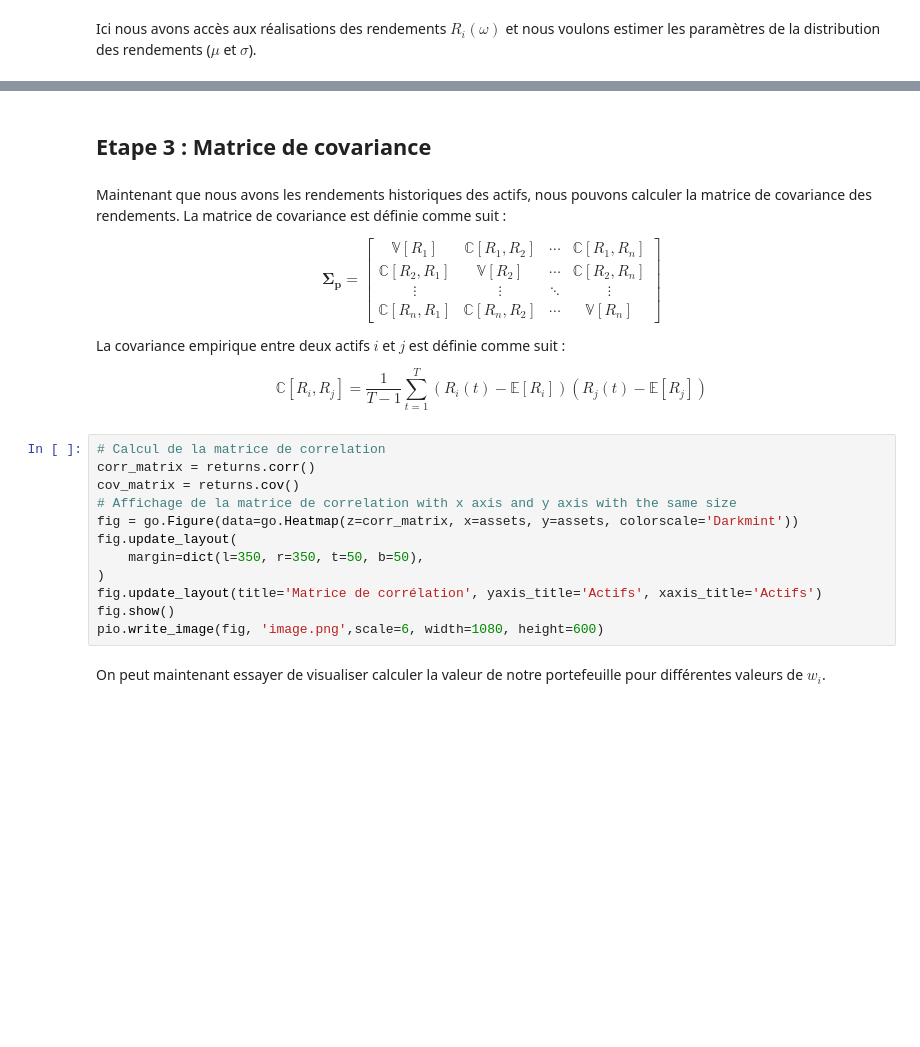
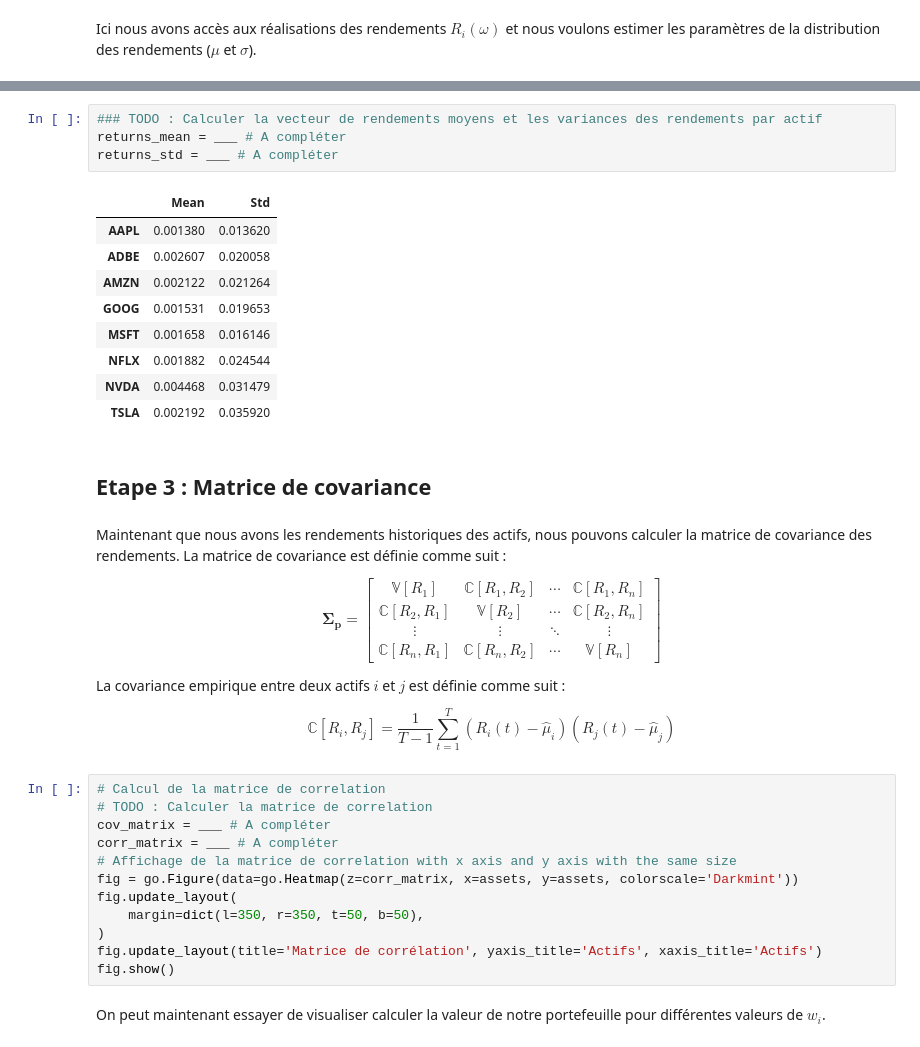
Before and after one commit to telecom-business-finance/trading-workshops, a Jupyter notebook: workshop_3/portfolio_optimization.ipynb, the cells around one changed output, grey strips where cells are left out. Saved outputs shown, nothing was run; the diff lists cells and outputs as text; blank space fills up the shorter version.

```diff
--- a/workshop_3/portfolio_optimization.ipynb
+++ b/workshop_3/portfolio_optimization.ipynb
@@ -160,3 +161,17 @@ returns_mean_std
+# %%
+### TODO : Calculer la vecteur de rendements moyens et les variances des rendements par actif
+returns_mean = ___ # A compléter
+returns_std = ___ # A compléter
+# %% [output]
+|  | Mean | Std |
+| AAPL | 0.001380 | 0.013620 |
+| ADBE | 0.002607 | 0.020058 |
+| AMZN | 0.002122 | 0.021264 |
+| GOOG | 0.001531 | 0.019653 |
+| MSFT | 0.001658 | 0.016146 |
+| NFLX | 0.001882 | 0.024544 |
+| NVDA | 0.004468 | 0.031479 |
+| TSLA | 0.002192 | 0.035920 |
 # %% [markdown]
 ## Etape 3 : Matrice de covariance
 # %% [markdown]
@@ -174,12 +189,13 @@ $$
 La covariance empirique entre deux actifs $i$ et $j$ est définie comme suit :
 
 $$
-\mathbb{C}[R_i, R_j] = \frac{1}{T-1} \sum_{t=1}^T (R_i(t) - \mathbb{E}[R_i])(R_j(t) - \mathbb{E}[R_j])
+\mathbb{C}[R_i, R_j] = \frac{1}{T-1} \sum_{t=1}^T (R_i(t) - \hat{\mu}_i)(R_j(t) - \hat{\mu}_j)
 $$
 # %%
 # Calcul de la matrice de correlation
-corr_matrix = returns.corr()
-cov_matrix = returns.cov()
+# TODO : Calculer la matrice de correlation
+cov_matrix = ___ # A compléter
+corr_matrix = ___ # A compléter
 # Affichage de la matrice de correlation with x axis and y axis with the same size
 fig = go.Figure(data=go.Heatmap(z=corr_matrix, x=assets, y=assets, colorscale='Darkmint'))
 fig.update_layout(
@@ -187,7 +203,6 @@ fig.update_layout(
 )
 fig.update_layout(title='Matrice de corrélation', yaxis_title='Actifs', xaxis_title='Actifs')
 fig.show()
-pio.write_image(fig, 'image.png',scale=6, width=1080, height=600)
 # %% [markdown]
 On peut maintenant essayer de visualiser calculer la valeur de notre portefeuille pour différentes valeurs de $w_i$.
 # %%
```
Also changed, not shown: parts of 13 cells of this notebook, 1 other file.
